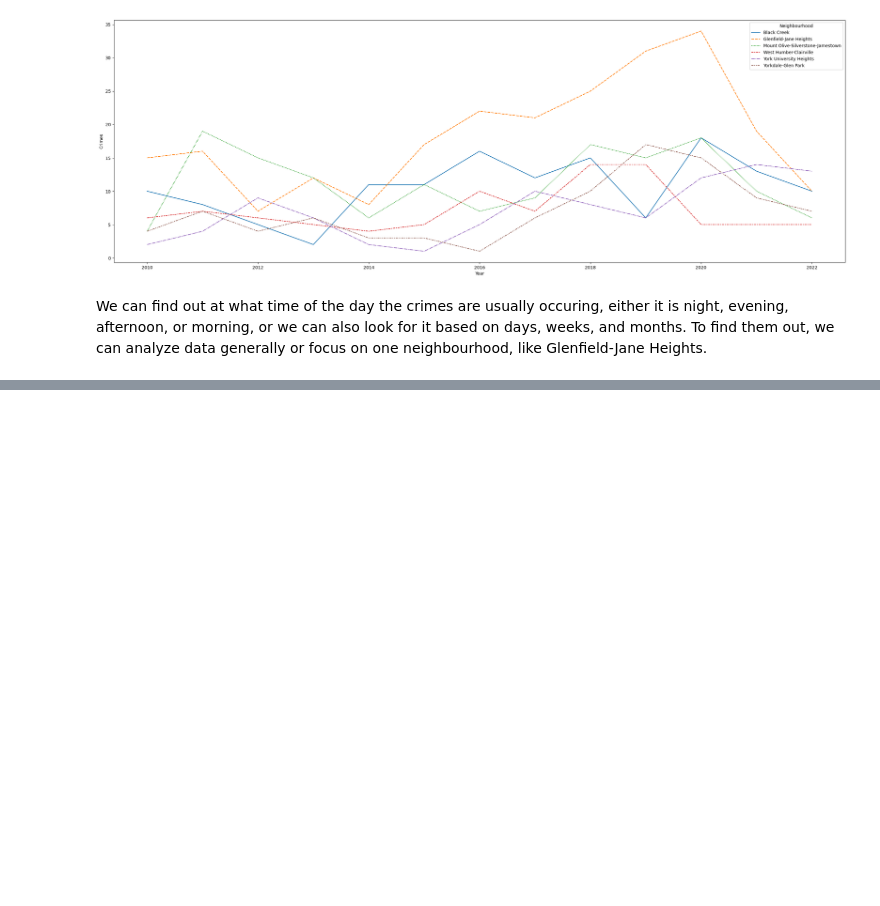
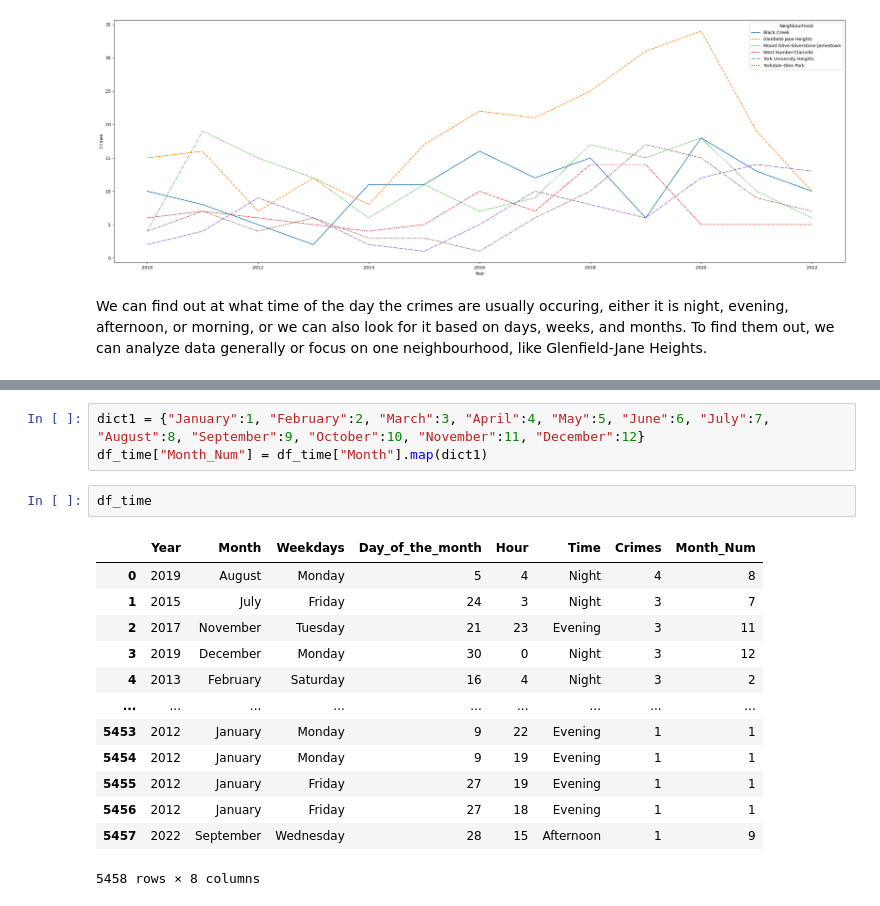
Before and after one commit to ZabihBuda/Group-Project-MMAI-5000-AI-Fundamentals, a Jupyter notebook: MMAI_5000_AI_FUNDAMENTALS.ipynb, the cells around one changed output, grey strips where cells are left out. Saved outputs shown, nothing was run; the diff lists cells and outputs as text; blank space fills up the shorter version.

```diff
--- a/MMAI_5000_AI_FUNDAMENTALS.ipynb
+++ b/MMAI_5000_AI_FUNDAMENTALS.ipynb
@@ -167,0 +199,19 @@ We can find out at what time of the day the crimes are usually occuring, either
+# %%
+dict1 = {"January":1, "February":2, "March":3, "April":4, "May":5, "June":6, "July":7, "August":8, "September":9, "October":10, "November":11, "December":12}
+df_time["Month_Num"] = df_time["Month"].map(dict1)
+# %%
+df_time
+# %% [output]
+|  | Year | Month | Weekdays | Day_of_the_month | Hour | Time | Crimes | Month_Num |
+| 0 | 2019 | August | Monday | 5 | 4 | Night | 4 | 8 |
+| 1 | 2015 | July | Friday | 24 | 3 | Night | 3 | 7 |
+| 2 | 2017 | November | Tuesday | 21 | 23 | Evening | 3 | 11 |
+| 3 | 2019 | December | Monday | 30 | 0 | Night | 3 | 12 |
+| 4 | 2013 | February | Saturday | 16 | 4 | Night | 3 | 2 |
+| ... | ... | ... | ... | ... | ... | ... | ... | ... |
+| 5453 | 2012 | January | Monday | 9 | 22 | Evening | 1 | 1 |
+| 5454 | 2012 | January | Monday | 9 | 19 | Evening | 1 | 1 |
+| 5455 | 2012 | January | Friday | 27 | 19 | Evening | 1 | 1 |
+| 5456 | 2012 | January | Friday | 27 | 18 | Evening | 1 | 1 |
+| 5457 | 2022 | September | Wednesday | 28 | 15 | Afternoon | 1 | 9 |
+5458 rows × 8 columns
```
Also changed, not shown: parts of 10 cells of this notebook.
